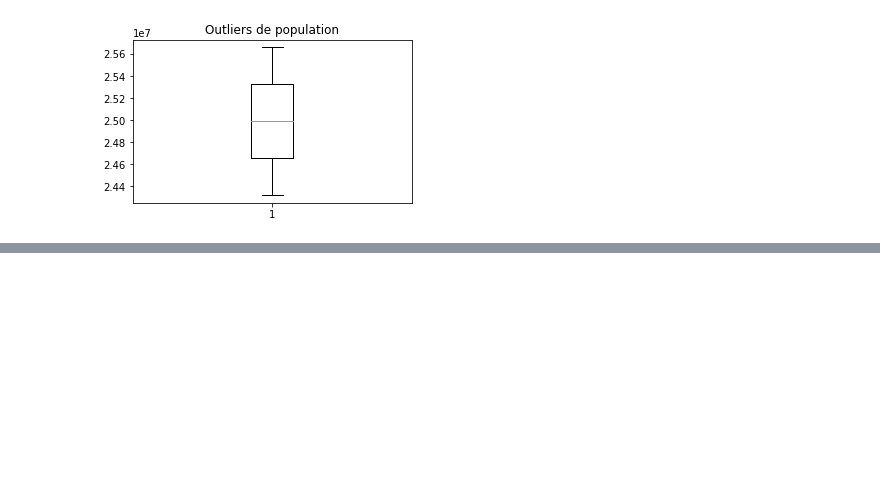
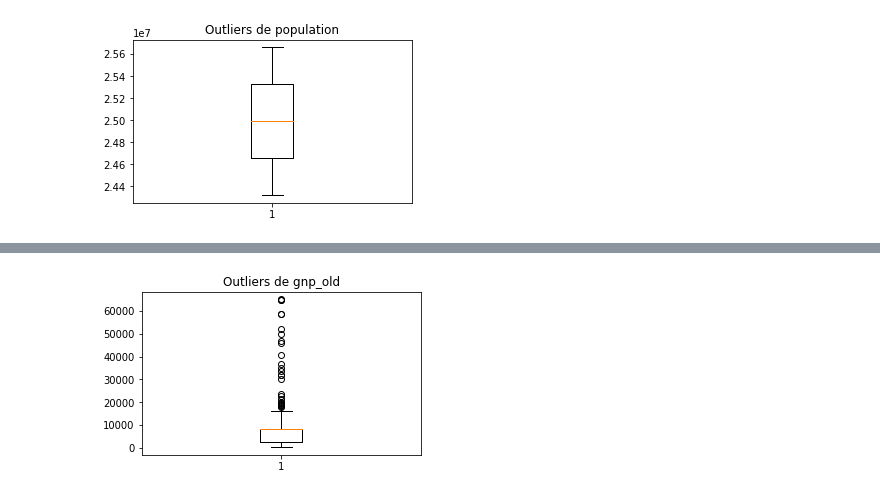
Before and after one commit to rodrigoruizteodoro/Reto_Final, a Jupyter notebook: Reto_Final.ipynb, the cells around one changed output, grey strips where cells are left out. Drawn from its saved outputs; the diff is of its cells as text; code cells hidden in the pictures; blank space fills up the shorter version.

Commit message:
5.-Rango intercuartílico para identificar Outliers

```diff
--- a/Reto_Final.ipynb
+++ b/Reto_Final.ipynb
@@ -179,3 +179,23 @@ plt.title("Outliers de population")
 plt.show() #dibujamos el diagrama
 # %% [output]
 [figure]
+# %%
+#Aplicar método de rango intercuartílico para identificar Outliers, tomando como limites 1.3 iqr,
+# exclusivamente para las columnas “gnp old”, “surface área”, “life expectancy” y “population”,
+#obtener los diagramas de caja de cada una respectivamente.
+
+
+#variable gnp_old
+y3=data["gnp_old"]
+
+percentile25=y3.quantile(0.25) #Q1
+percentile75=y3.quantile(0.75) #Q3
+iqr= percentile75 - percentile25
+
+Limite_Superior_iqr= percentile75 + 1.3*iqr
+Limite_Inferior_iqr= percentile25 - 1.3*iqr
+print("Limite superior permitido", Limite_Superior_iqr)
+print("Limite inferior permitido", Limite_Inferior_iqr)
+
+outliers_gnp_old2= data[(y3>Limite_Superior_iqr)|(y3<Limite_Inferior_iqr)]
+outliers_gnp_old2
@@ -181,0 +222,10 @@ plt.show() #dibujamos el diagrama
+# %%
+#Obtenemos datos limpios
+data_gnp_old2= data[(y3<=Limite_Superior_iqr)&(y3>=Limite_Inferior_iqr)]
+
+fig = plt.figure(figsize =(5, 3))
+plt.boxplot(data_gnp_old2["gnp_old"])
+plt.title("Outliers de gnp_old")
+plt.show() #dibujamos el diagrama
+# %% [output]
+[figure, added]
```
Also changed, not shown: parts of 7 cells of this notebook.
